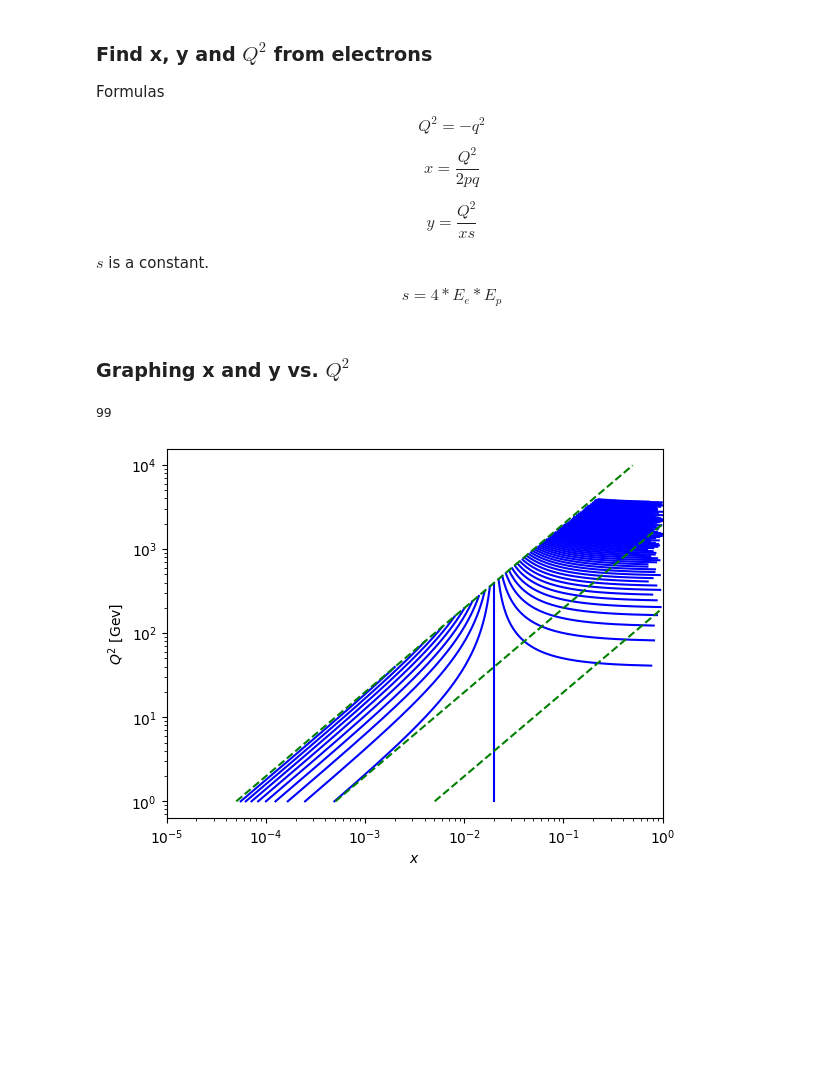
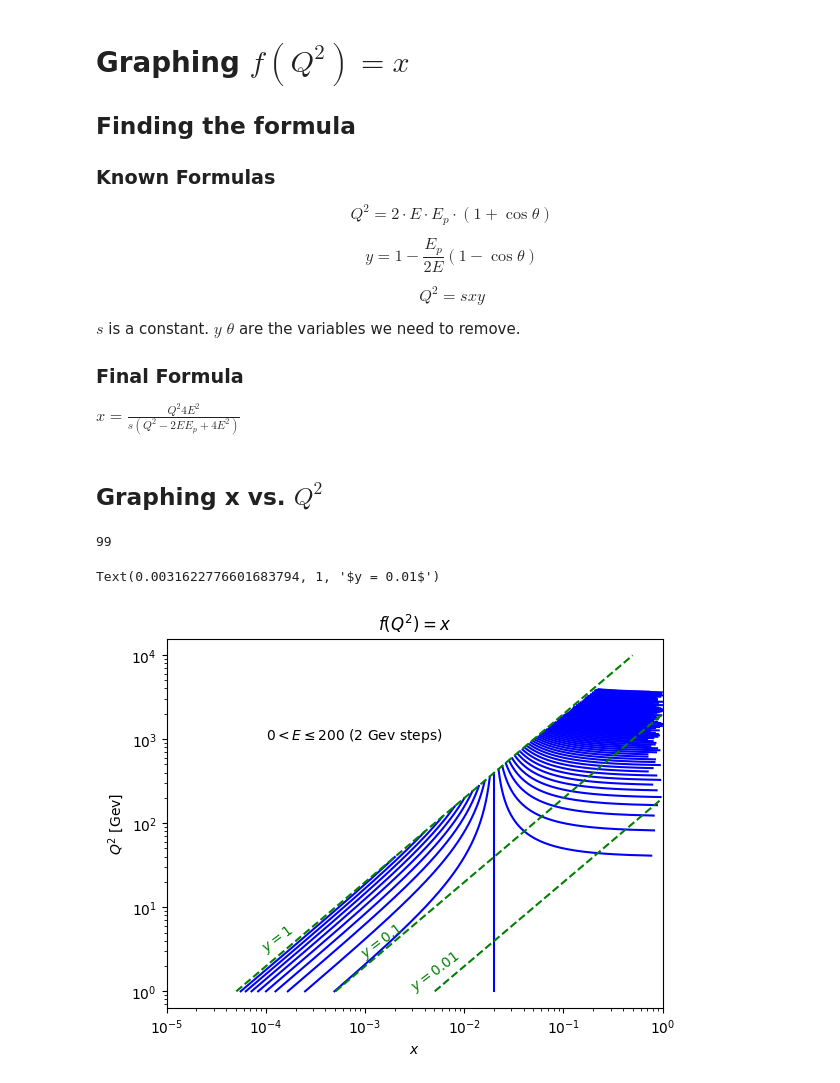
Before and after one commit to holt-rogers/EIC_JLAB_analysis, a Jupyter notebook: tasks/f(Q2).ipynb, the cells around one changed output. Drawn from its saved outputs; the diff is of its cells as text; code cells hidden in the pictures; blank space fills up the shorter version.

Commit message:
added txt to graph

```diff
--- a/tasks/f(Q2).ipynb
+++ b/tasks/f(Q2).ipynb
@@ -1,17 +1,21 @@
 # %% [markdown]
-### Find x, y and $Q^2$ from electrons
+# Graphing $f(Q^2) = x$
 
-Formulas
+## Finding the formula
 
-$$Q^2 = -q^2$$
+### Known Formulas
 
-$$x = \frac{Q^2}{2 pq}$$
+$$Q^2 = 2 \cdot E \cdot E_p \cdot (1 + \cos{\theta})$$
 
-$$y = \frac{Q^2}{xs}$$
+$$y = 1 - \frac{E_p}{2E} (1 - \cos{\theta})$$
 
-$s$ is a constant.
+$$Q^2 = sxy$$
 
-$$s = 4 * E_e * E_p$$
+$s$ is a constant. $y$ $\theta$ are the variables we need to remove.
+
+### Final Formula
+
+$x = \frac{Q^{2}4E^2}{s(Q^2 - 2EE_p + 4E^2)}$
 # %%
 import numpy as np
 import uproot as ur
@@ -66,31 +70,47 @@ for y in [1, 0.1, 0.01]:
         Q2 = Q2[:-1]
         ylines.append([x, Q2])
 # %% [markdown]
-### Graphing x and y vs. $Q^2$
+## Graphing x vs. $Q^2$
 # %%
 
-
-x_bins = np.logspace(-4, 0, 30) # specify exponents of 10
-Q2_bins = np.logspace(-1, 3, 40) # specify exponents of 10
 print(len(graphs))
+plt.title('$f(Q^2) = x$')
 
 for g in graphs:
     x, Q2 = g
     plt.plot(x, Q2, color = 'blue')
     plt.xscale('log')
     plt.yscale('log')
     plt.xlabel('$x$')
     plt.xlim((10**-5 , 1))
     plt.ylabel('$Q^2$ [Gev]')
 
 for g in ylines:
     x, Q2 = g
     plt.plot(x, Q2, color = 'green', ls = '--')
     plt.xscale('log')
     plt.yscale('log')
     plt.xlabel('$x$')
     plt.xlim((10**-5 , 1))
     plt.ylabel('$Q^2$ [Gev]')
+
+plt.text(10**-4,10**3, '$0<E\leq200$ (2 Gev steps)')
+
+# find the slop of y line and rotate based on that
+
+angle = 37
+plt.text(10**-4, 10**.47, '$y = 1$',
+         color='green',
+         rotation=angle, rotation_mode='anchor', )
+
+plt.text(10**-3, 10**.39, '$y = 0.1$',
+         color='green',
+         rotation=angle, rotation_mode='anchor', )
+
+plt.text(10**-2.5, 1, '$y = 0.01$',
+         color='green',
+         rotation=angle, rotation_mode='anchor', )
 # %% [output]
 99
+Text(0.0031622776601683794, 1, '$y = 0.01$')
-[figure, old version]
+[figure, new version]
```
Also changed, not shown: parts of 1 cell of this notebook.
